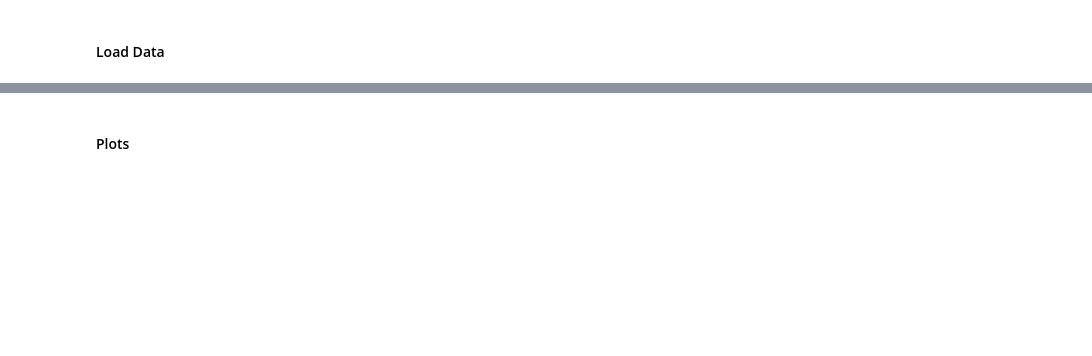
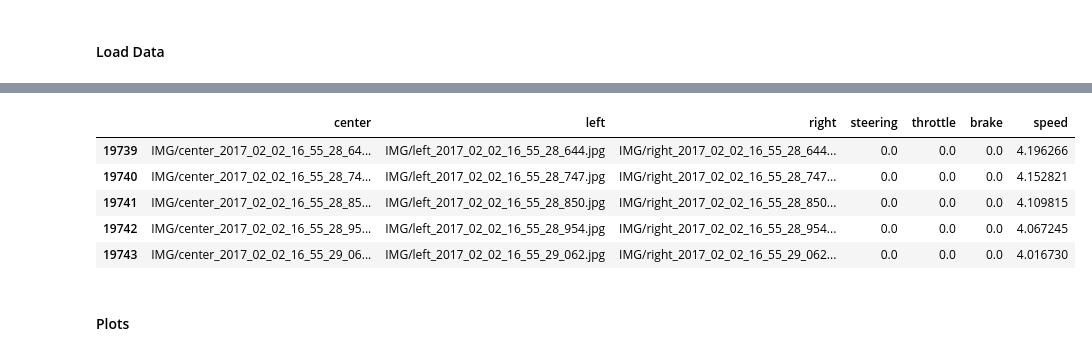
Before and after one commit to k26dr/behavioral_cloning, a Jupyter notebook: Behavioral Cloning.ipynb, the cells around one changed output, grey strips where cells are left out. Drawn from its saved outputs; the diff is of its cells as text; code cells hidden in the pictures; blank space fills up the shorter version.

```diff
--- a/Behavioral Cloning.ipynb
+++ b/Behavioral Cloning.ipynb
@@ -145,0 +152,15 @@ df
+# %%
+df_udacity = pd.read_csv('data/udacity_data/driving_log.csv')
+df_mirror = pd.read_csv('data/mirrored_data/driving_log.csv')
+df_aug = pd.read_csv('data/augmented_data/driving_log.csv')
+df_mine = pd.read_csv('data/my_driving_data/driving_log.csv')
+df = pd.concat((df_udacity, df_aug, df_mine))
+df.reset_index(drop=True, inplace=True)
+df.tail()
+# %% [output]
+|  | center | left | right | steering | throttle | brake | speed |
+| 19739 | IMG/center_2017_02_02_16_55_28_64... | IMG/left_2017_02_02_16_55_28_644.jpg | IMG/right_2017_02_02_16_55_28_644... | 0.0 | 0.0 | 0.0 | 4.196266 |
+| 19740 | IMG/center_2017_02_02_16_55_28_74... | IMG/left_2017_02_02_16_55_28_747.jpg | IMG/right_2017_02_02_16_55_28_747... | 0.0 | 0.0 | 0.0 | 4.152821 |
+| 19741 | IMG/center_2017_02_02_16_55_28_85... | IMG/left_2017_02_02_16_55_28_850.jpg | IMG/right_2017_02_02_16_55_28_850... | 0.0 | 0.0 | 0.0 | 4.109815 |
+| 19742 | IMG/center_2017_02_02_16_55_28_95... | IMG/left_2017_02_02_16_55_28_954.jpg | IMG/right_2017_02_02_16_55_28_954... | 0.0 | 0.0 | 0.0 | 4.067245 |
+| 19743 | IMG/center_2017_02_02_16_55_29_06... | IMG/left_2017_02_02_16_55_29_062.jpg | IMG/right_2017_02_02_16_55_29_062... | 0.0 | 0.0 | 0.0 | 4.016730 |
```
Also changed, not shown: parts of 14 cells of this notebook.
